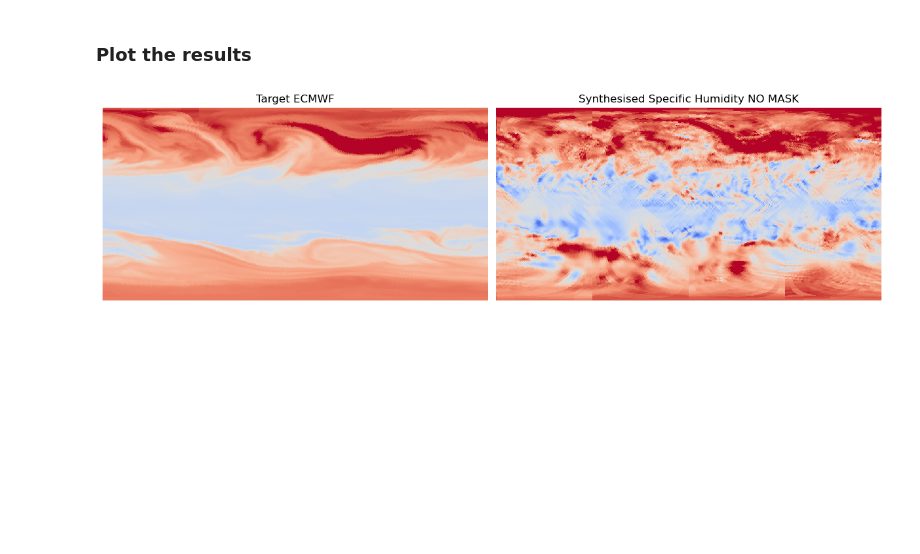
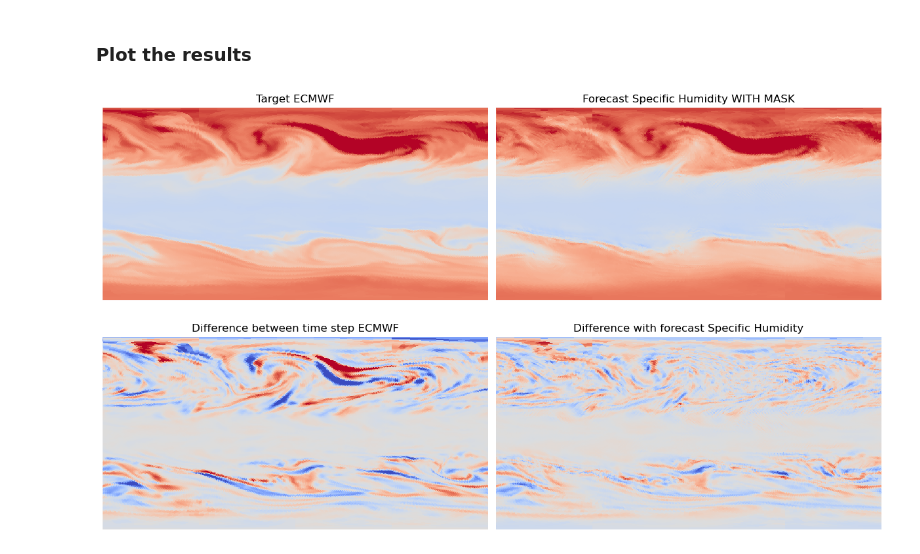
Before and after one commit to IAOCEA/demo-foscat-pangeo-eosc, a Jupyter notebook: ForecastECMWF.ipynb, the cells around one changed output. Drawn from its saved outputs; the diff is of its cells as text; code cells hidden in the pictures; blank space fills up the shorter version.

```diff
--- a/ForecastECMWF.ipynb
+++ b/ForecastECMWF.ipynb
@@ -199,13 +232,17 @@ Itt    990 L=     0.356 (     0.356 ) 2.568s
 # %% [markdown]
 ### Plot the results
 # %%
-plt.figure(figsize=(12,5))
+plt.figure(figsize=(12,7))
 hp.cartview(heal_im_2,cmap='coolwarm',nest=True,title='Target ECMWF',
-            hold=False,sub=(1,2,1),cbar=False,min=-3,max=3)
-hp.cartview(omap,cmap='coolwarm',nest=True,title='Synthesised Specific Humidity NO MASK',
-            hold=False,sub=(1,2,2),cbar=False,min=-3,max=3)
+            hold=False,sub=(2,2,1),cbar=False,min=-3,max=3)
+hp.cartview(omap,cmap='coolwarm',nest=True,title='Forecast Specific Humidity WITH MASK',
+            hold=False,sub=(2,2,2),cbar=False,min=-3,max=3)
+hp.cartview(heal_im_2-heal_im_1,cmap='coolwarm',nest=True,title='Difference between time step ECMWF',
+            hold=False,sub=(2,2,3),cbar=False,min=-1,max=1)
+hp.cartview(heal_im_2-omap,cmap='coolwarm',nest=True,title='Difference with forecast Specific Humidity',
+            hold=False,sub=(2,2,4),cbar=False,min=-1,max=1)
 # %% [output]
-[figure, old version]
+[figure, new version]
 # %%
 synth=scat_op.eval(heal_im_1,image2=omap)
 inscat=scat_op.eval(heal_im_1,image2=imap)
```
Also changed, not shown: parts of 11 cells of this notebook, 1 other file.
